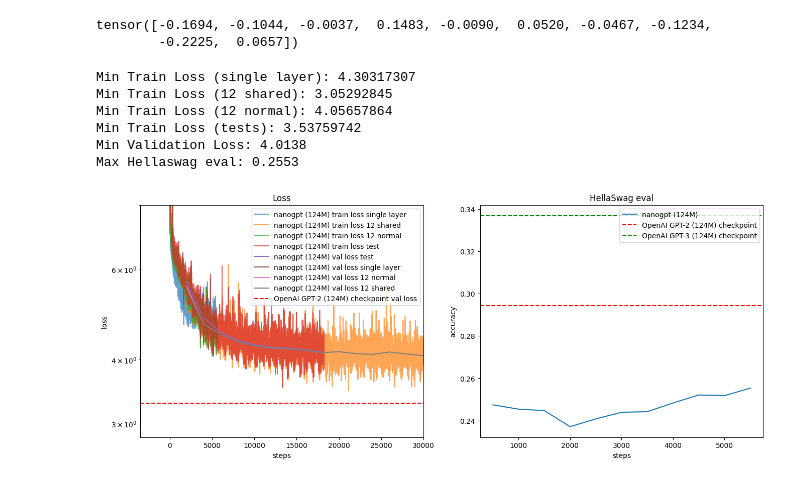
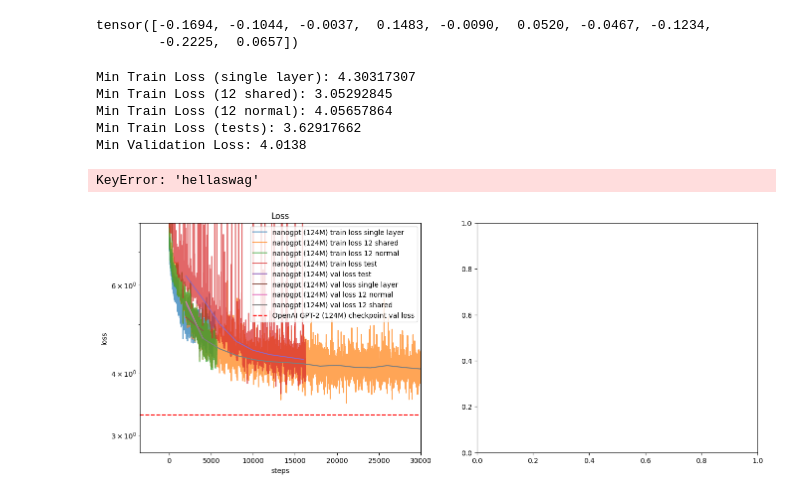
Before and after one commit to Vervious/gpt, a Jupyter notebook: play.ipynb, the cells around one changed output. Cells and saved outputs as stored; diff of their text form; code cells hidden in the pictures.

```diff
--- a/play.ipynb
+++ b/play.ipynb
@@ -281,34 +281,34 @@ plt.plot(xs, ys, label=f'nanogpt ({sz}) val loss 12 shared')
 if loss_baseline is not None:
     plt.axhline(y=loss_baseline, color='r', linestyle='--', label=f"OpenAI GPT-2 ({sz}) checkpoint val loss")
 plt.xlabel("steps")
 plt.ylabel("loss")
 plt.yscale('log')
 plt.ylim(top=8.0)
 plt.xlim(right=30000)
 plt.legend()
 plt.title("Loss")
 print("Min Validation Loss:", min(ys))
 
 # Panel 2: HellaSwag eval
 plt.subplot(122)
-xs, ys = streams_xy_0["hellaswag"] # HellaSwag eval
+xs, ys = streams_xy_test["hellaswag"] # HellaSwag eval
 ys = np.array(ys)
 plt.plot(xs, ys, label=f"nanogpt ({sz})")
 # horizontal line at GPT-2 baseline
 if hella2_baseline:
     plt.axhline(y=hella2_baseline, color='r', linestyle='--', label=f"OpenAI GPT-2 ({sz}) checkpoint")
 if hella3_baseline:
     plt.axhline(y=hella3_baseline, color='g', linestyle='--', label=f"OpenAI GPT-3 ({sz}) checkpoint")
 plt.xlabel("steps")
 plt.ylabel("accuracy")
 plt.legend()
 plt.title("HellaSwag eval")
 print("Max Hellaswag eval:", max(ys))
 # %% [output]
 Min Train Loss (single layer): 4.30317307
 Min Train Loss (12 shared): 3.05292845
 Min Train Loss (12 normal): 4.05657864
-Min Train Loss (tests): 3.53759742
+Min Train Loss (tests): 3.62917662
 Min Validation Loss: 4.0138
-Max Hellaswag eval: 0.2553
+KeyError: 'hellaswag'
-[figure, old version]
+[figure, new version]
```
Also changed, not shown: 1 other file.
